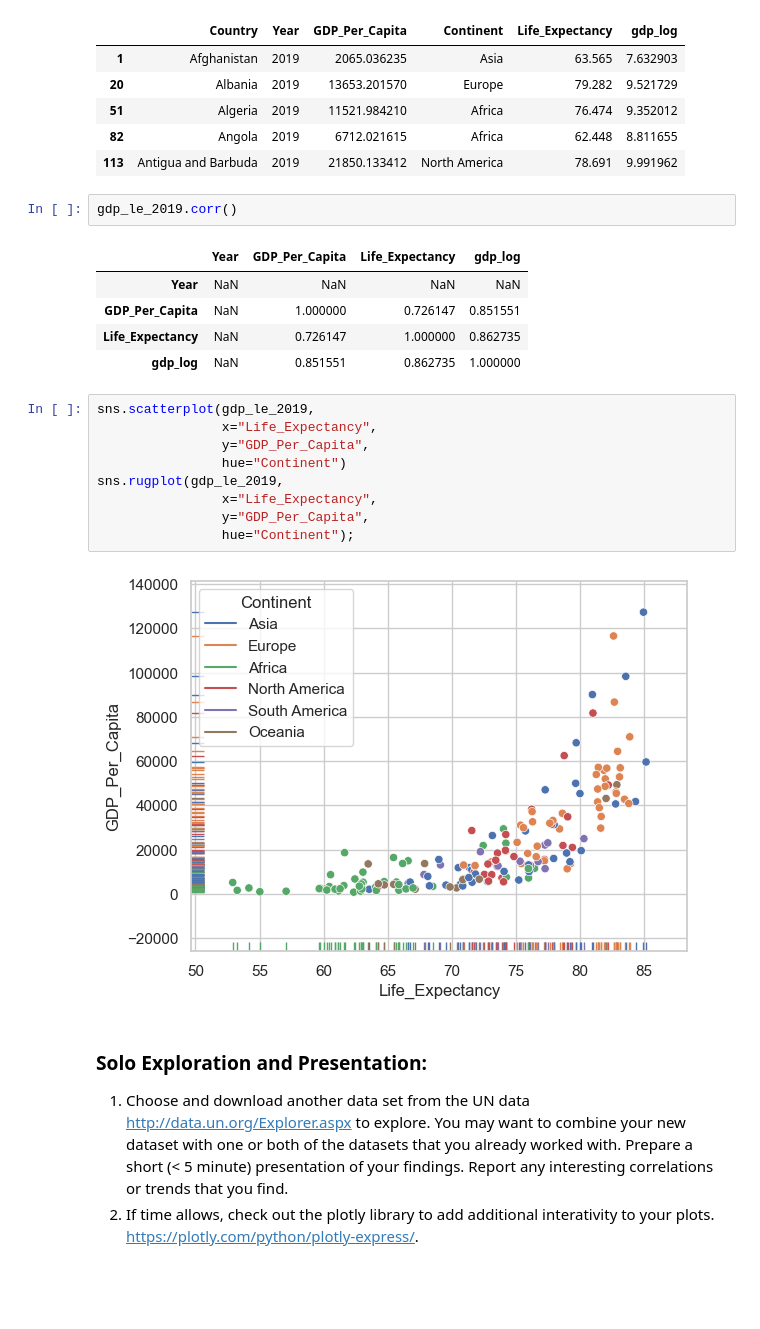
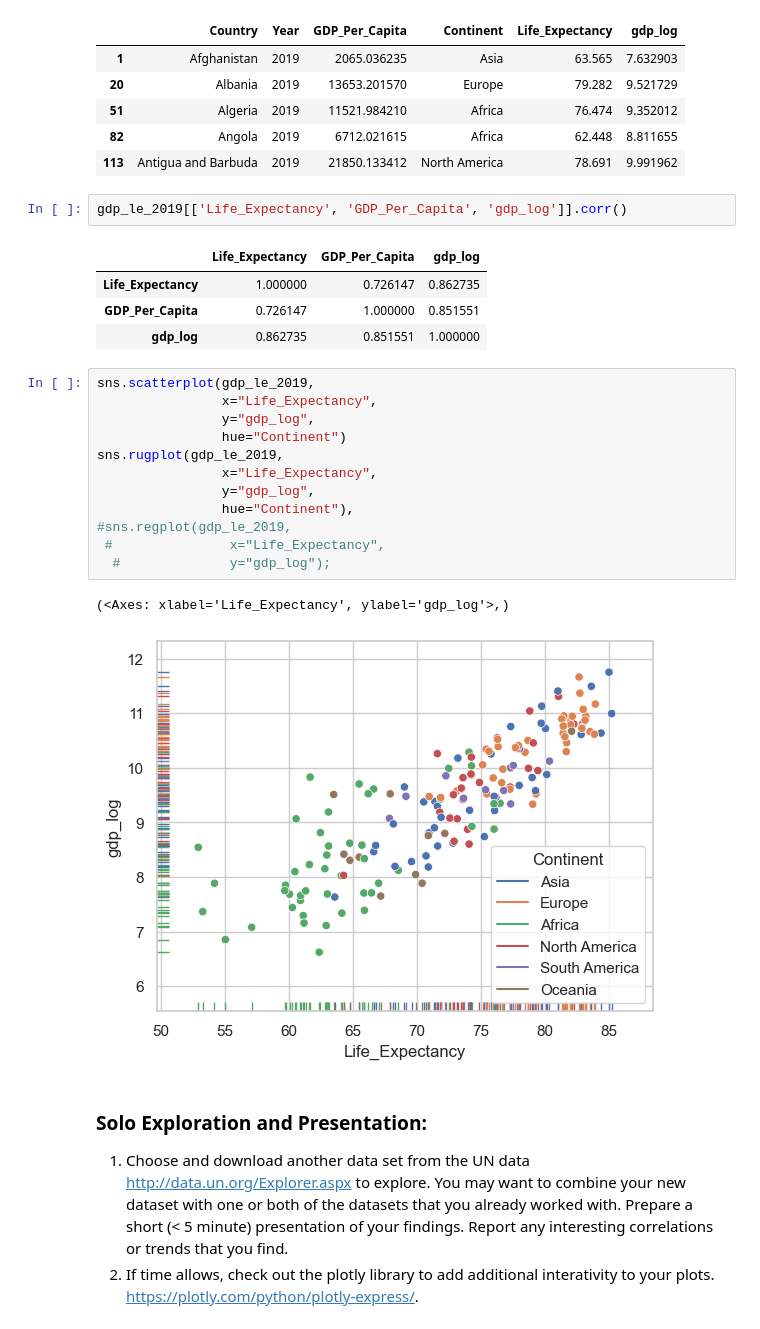
Before and after one commit to nss-data-science-cohort-7/un-exploration-brigancer, a Jupyter notebook: notebooks/UN_Data_Exploration.ipynb, the cells around one changed output. Drawn from its saved outputs; the diff is of its cells as text; blank space fills up the shorter version.

```diff
--- a/notebooks/UN_Data_Exploration.ipynb
+++ b/notebooks/UN_Data_Exploration.ipynb
@@ -715,24 +688,27 @@ gdp_le_2019.head()
 | 82 | Angola | 2019 | 6712.021615 | Africa | 62.448 | 8.811655 |
 | 113 | Antigua and Barbuda | 2019 | 21850.133412 | North America | 78.691 | 9.991962 |
 # %%
-gdp_le_2019.corr()
+gdp_le_2019[['Life_Expectancy', 'GDP_Per_Capita', 'gdp_log']].corr()
 # %% [output]
-|  | Year | GDP_Per_Capita | Life_Expectancy | gdp_log |
-| Year | NaN | NaN | NaN | NaN |
-| GDP_Per_Capita | NaN | 1.000000 | 0.726147 | 0.851551 |
-| Life_Expectancy | NaN | 0.726147 | 1.000000 | 0.862735 |
-| gdp_log | NaN | 0.851551 | 0.862735 | 1.000000 |
+|  | Life_Expectancy | GDP_Per_Capita | gdp_log |
+| Life_Expectancy | 1.000000 | 0.726147 | 0.862735 |
+| GDP_Per_Capita | 0.726147 | 1.000000 | 0.851551 |
+| gdp_log | 0.862735 | 0.851551 | 1.000000 |
 # %%
 sns.scatterplot(gdp_le_2019,
                 x="Life_Expectancy",
-                y="GDP_Per_Capita",
+                y="gdp_log",
                 hue="Continent")
 sns.rugplot(gdp_le_2019,
                 x="Life_Expectancy",
-                y="GDP_Per_Capita",
-                hue="Continent");
+                y="gdp_log",
+                hue="Continent"),
+#sns.regplot(gdp_le_2019,
+ #               x="Life_Expectancy",
+  #              y="gdp_log");
 # %% [output]
+(<Axes: xlabel='Life_Expectancy', ylabel='gdp_log'>,)
-[figure, old version]
+[figure, new version]
 # %% [markdown]
 ### Solo Exploration and Presentation:
 1. Choose and download another data set from the UN data [http://data.un.org/Explorer.aspx](http://data.un.org/Explorer.aspx) to explore. You may want to combine your new dataset with one or both of the datasets that you already worked with. Prepare a short (< 5 minute) presentation of your findings. Report any interesting correlations or trends that you find.
```
Also changed, not shown: parts of 4 cells of this notebook.
